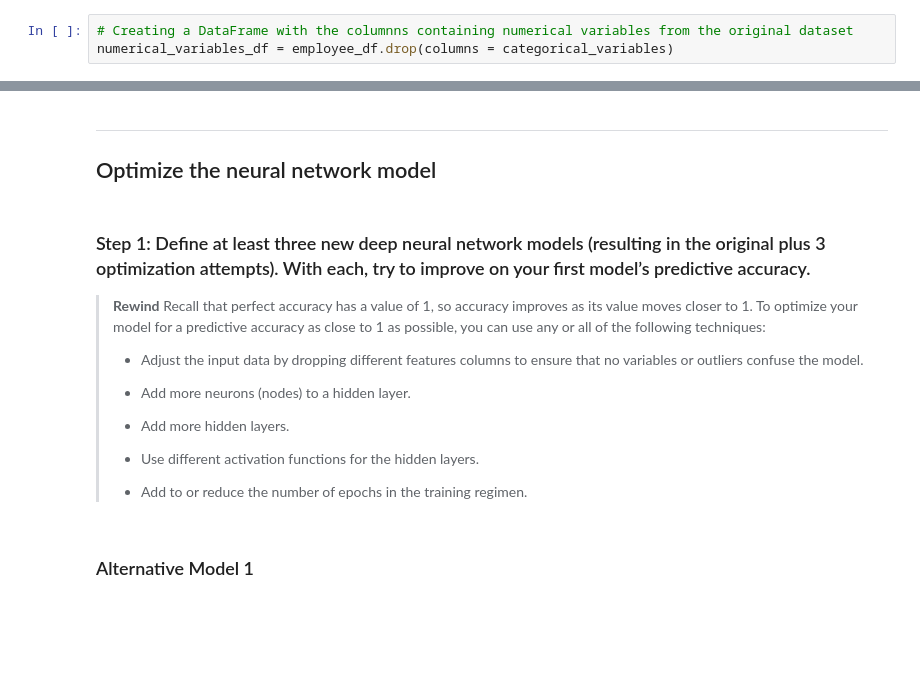
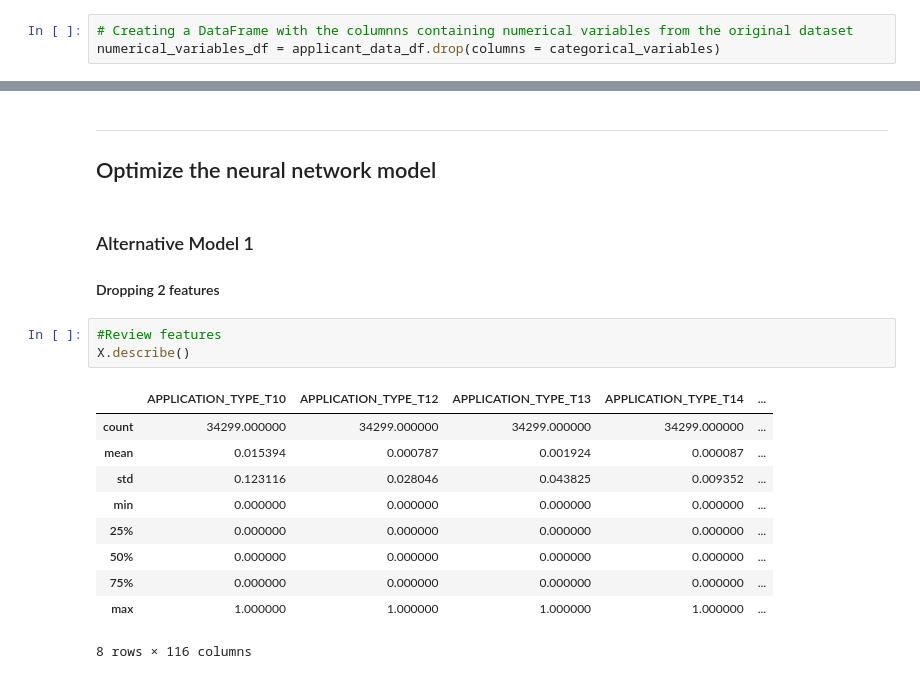
Before and after one commit to daybydata/Neural_Net_Startup_Predictor, a Jupyter notebook: venture_funding_with_deep_learning.ipynb, the cells around one changed output, grey strips where cells are left out. Cells and saved outputs as stored; diff of their text form; blank space fills up the shorter version.

```diff
--- a/venture_funding_with_deep_learning.ipynb
+++ b/venture_funding_with_deep_learning.ipynb
@@ -95,7 +95,7 @@ encoded_df.head()
 5 rows × 114 columns
 # %%
 # Creating a DataFrame with the columnns containing numerical variables from the original dataset
-numerical_variables_df = employee_df.drop(columns = categorical_variables)
+numerical_variables_df = applicant_data_df.drop(columns = categorical_variables)
 # %%
 # Adding the numerical variables from the original datafram to the encoded dataframe
 encoded_df = pd.concat([encoded_df, numerical_variables_df], axis=1)
@@ -229,19 +229,20 @@ nn.save(file_path)
 ---
 
 ## Optimize the neural network model
-# %% [markdown]
-### Step 1: Define at least three new deep neural network models (resulting in the original plus 3 optimization attempts). With each, try to improve on your first model’s predictive accuracy.
-
-> **Rewind** Recall that perfect accuracy has a value of 1, so accuracy improves as its value moves closer to 1. To optimize your model for a predictive accuracy as close to 1 as possible, you can use any or all of the following techniques:
->
-> * Adjust the input data by dropping different features columns to ensure that no variables or outliers confuse the model.
->
-> * Add more neurons (nodes) to a hidden layer.
->
-> * Add more hidden layers.
->
-> * Use different activation functions for the hidden layers.
->
-> * Add to or reduce the number of epochs in the training regimen.
 # %% [markdown]
 ### Alternative Model 1
+#### Dropping 2 features
+# %%
+#Review features
+X.describe()
+# %% [output]
+|  | APPLICATION_TYPE_T10 | APPLICATION_TYPE_T12 | APPLICATION_TYPE_T13 | APPLICATION_TYPE_T14 | ... |
+| count | 34299.000000 | 34299.000000 | 34299.000000 | 34299.000000 | ... |
+| mean | 0.015394 | 0.000787 | 0.001924 | 0.000087 | ... |
+| std | 0.123116 | 0.028046 | 0.043825 | 0.009352 | ... |
+| min | 0.000000 | 0.000000 | 0.000000 | 0.000000 | ... |
+| 25% | 0.000000 | 0.000000 | 0.000000 | 0.000000 | ... |
+| 50% | 0.000000 | 0.000000 | 0.000000 | 0.000000 | ... |
+| 75% | 0.000000 | 0.000000 | 0.000000 | 0.000000 | ... |
+| max | 1.000000 | 1.000000 | 1.000000 | 1.000000 | ... |
+8 rows × 116 columns
```
Also changed, not shown: parts of 40 cells of this notebook.
